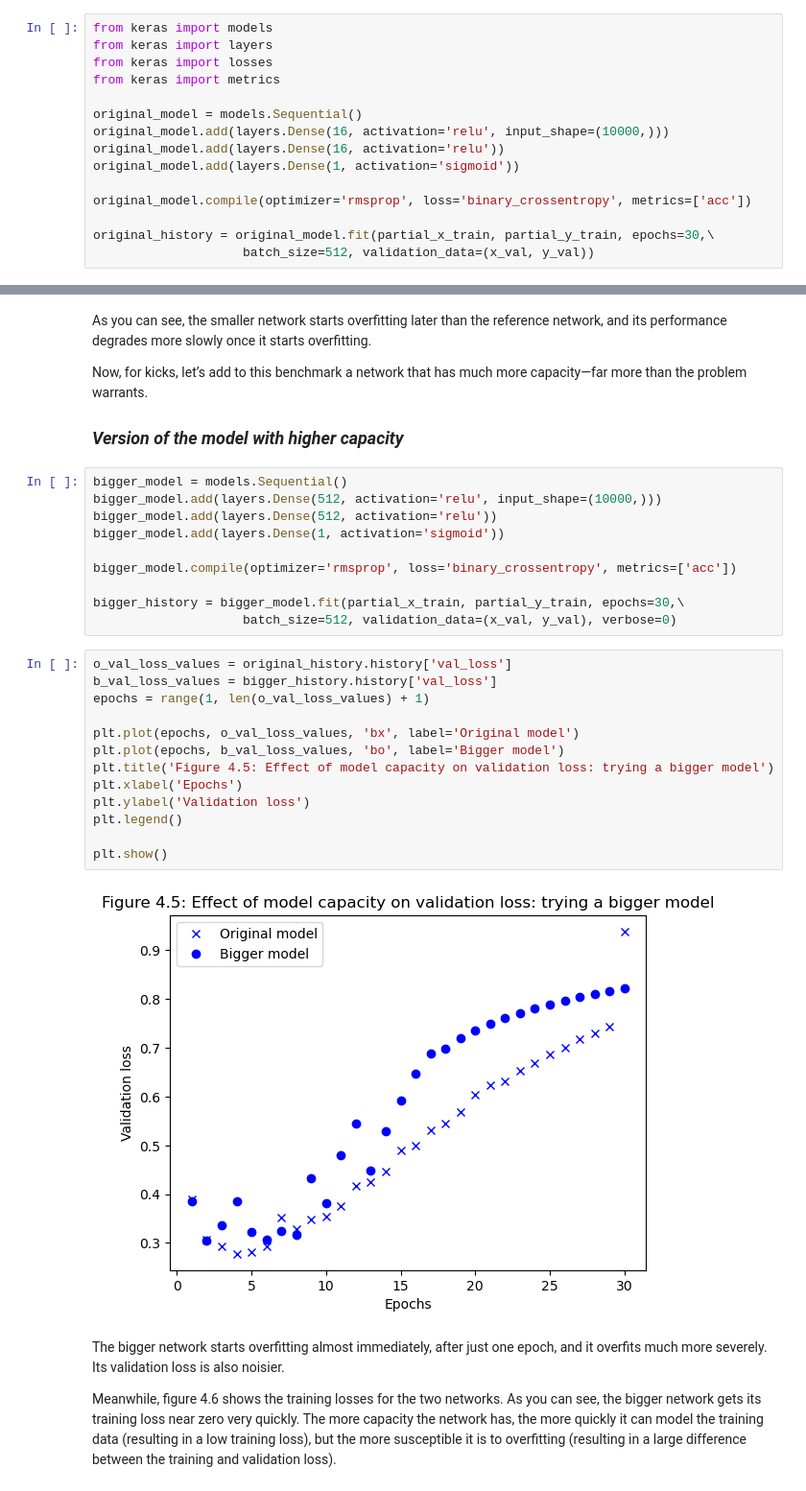
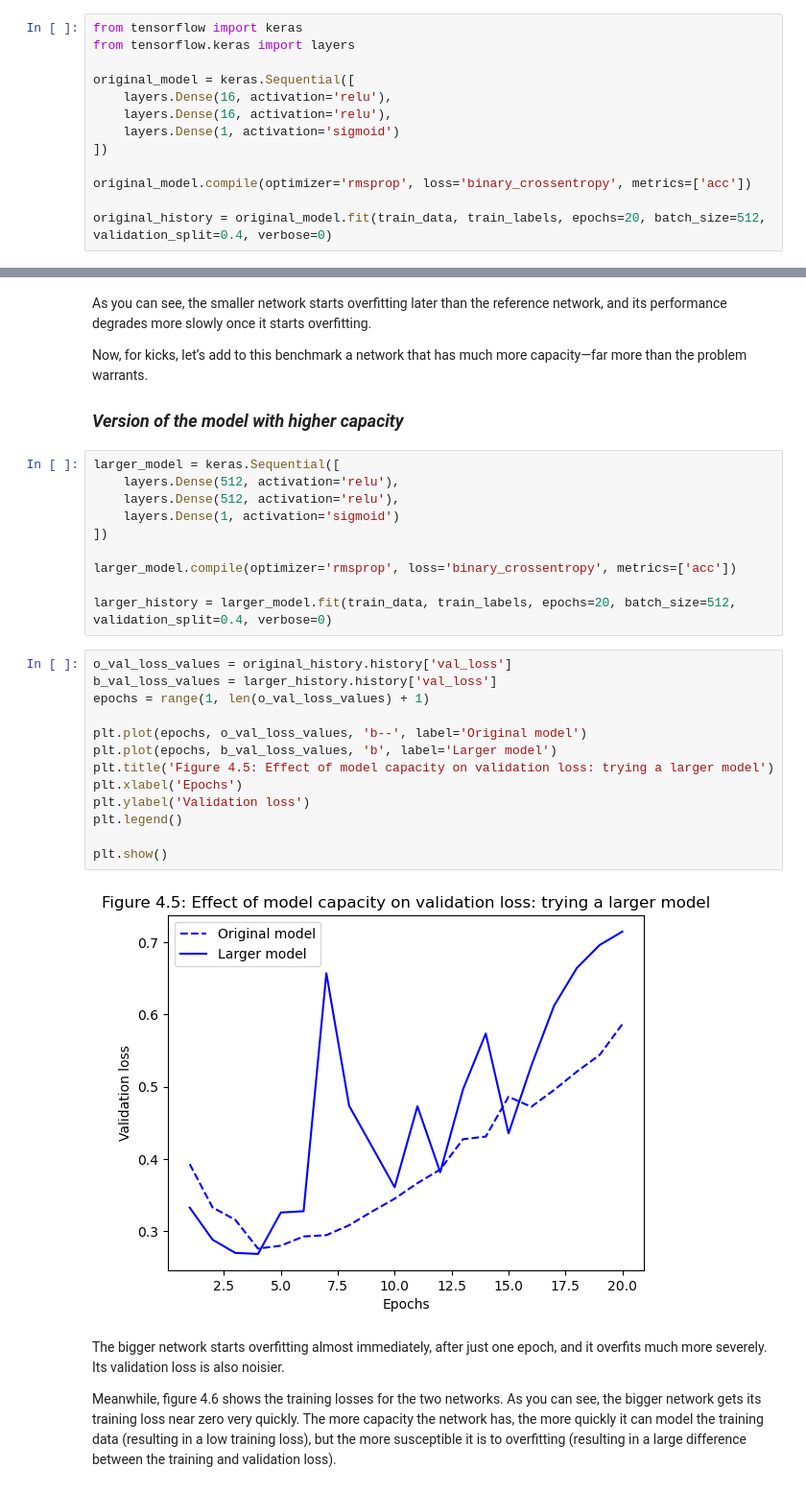
Before and after one commit to HyuugaKojiro1612/deep-learning-with-python, a Jupyter notebook: 5_4_4_model_regularization.ipynb, the cells around one changed output, grey strips where cells are left out. Shown at 96% size. Saved outputs shown, nothing was run; the diff lists cells and outputs as text.

```diff
--- a/5_4_4_model_regularization.ipynb
+++ b/5_4_4_model_regularization.ipynb
@@ -61,17 +46,15 @@ test: 25000
 # %% [markdown]
 ### *Original model*
 # %%
-from keras import models
-from keras import layers
-from keras import losses
-from keras import metrics
+from tensorflow import keras
+from tensorflow.keras import layers
 
-original_model = models.Sequential()
-original_model.add(layers.Dense(16, activation='relu', input_shape=(10000,)))
-original_model.add(layers.Dense(16, activation='relu'))
-original_model.add(layers.Dense(1, activation='sigmoid'))
+original_model = keras.Sequential([
+    layers.Dense(16, activation='relu'),
+    layers.Dense(16, activation='relu'),
+    layers.Dense(1, activation='sigmoid')
+])
 
 original_model.compile(optimizer='rmsprop', loss='binary_crossentropy', metrics=['acc'])
 
-original_history = original_model.fit(partial_x_train, partial_y_train, epochs=30,\
-                    batch_size=512, validation_data=(x_val, y_val))
+original_history = original_model.fit(train_data, train_labels, epochs=20, batch_size=512, validation_split=0.4, verbose=0)
@@ -151,30 +94,30 @@ As you can see, the smaller network starts overfitting later than the reference
 
 ### *Version of the model with higher capacity*
 # %%
-bigger_model = models.Sequential()
-bigger_model.add(layers.Dense(512, activation='relu', input_shape=(10000,)))
-bigger_model.add(layers.Dense(512, activation='relu'))
-bigger_model.add(layers.Dense(1, activation='sigmoid'))
+larger_model = keras.Sequential([
+    layers.Dense(512, activation='relu'),
+    layers.Dense(512, activation='relu'),
+    layers.Dense(1, activation='sigmoid')
+])
 
-bigger_model.compile(optimizer='rmsprop', loss='binary_crossentropy', metrics=['acc'])
+larger_model.compile(optimizer='rmsprop', loss='binary_crossentropy', metrics=['acc'])
 
-bigger_history = bigger_model.fit(partial_x_train, partial_y_train, epochs=30,\
-                    batch_size=512, validation_data=(x_val, y_val), verbose=0)
+larger_history = larger_model.fit(train_data, train_labels, epochs=20, batch_size=512, validation_split=0.4, verbose=0)
 # %%
 o_val_loss_values = original_history.history['val_loss']
-b_val_loss_values = bigger_history.history['val_loss']
+b_val_loss_values = larger_history.history['val_loss']
 epochs = range(1, len(o_val_loss_values) + 1)
 
-plt.plot(epochs, o_val_loss_values, 'bx', label='Original model')
-plt.plot(epochs, b_val_loss_values, 'bo', label='Bigger model')
-plt.title('Figure 4.5: Effect of model capacity on validation loss: trying a bigger model')
+plt.plot(epochs, o_val_loss_values, 'b--', label='Original model')
+plt.plot(epochs, b_val_loss_values, 'b', label='Larger model')
+plt.title('Figure 4.5: Effect of model capacity on validation loss: trying a larger model')
 plt.xlabel('Epochs')
 plt.ylabel('Validation loss')
 plt.legend()
 
 plt.show()
 # %% [output]
-[figure, old version]
+[figure, new version]
 # %% [markdown]
 The bigger network starts overfitting almost immediately, after just one epoch, and it overfits much more severely. Its validation loss is also noisier.
 
```
Also changed, not shown: parts of 14 cells of this notebook.
